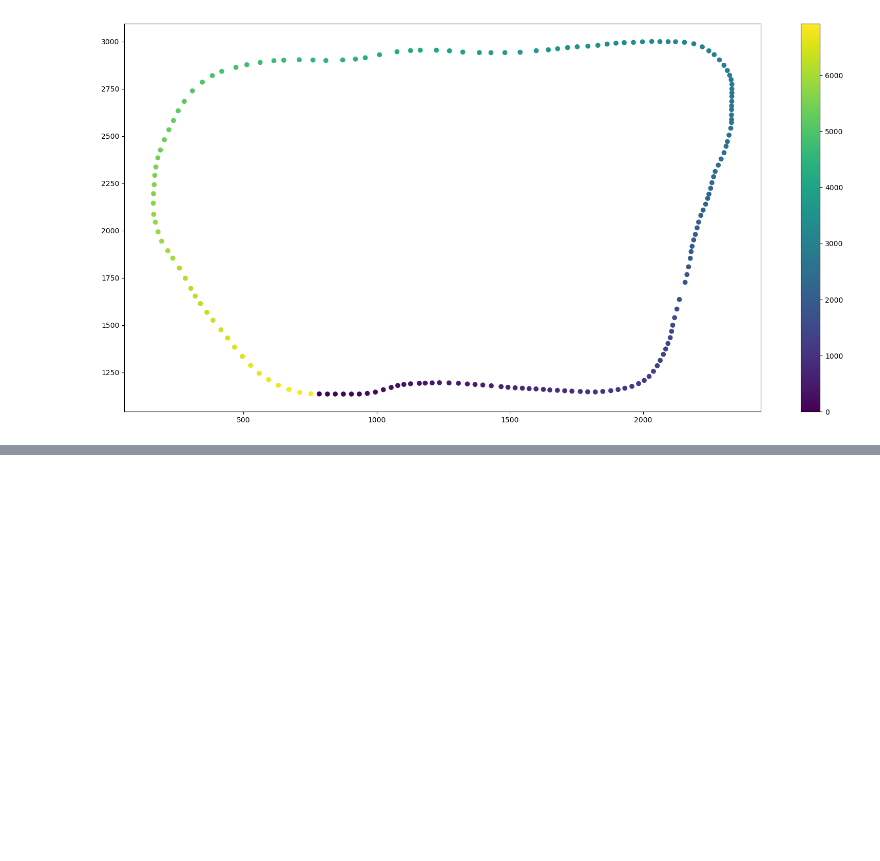
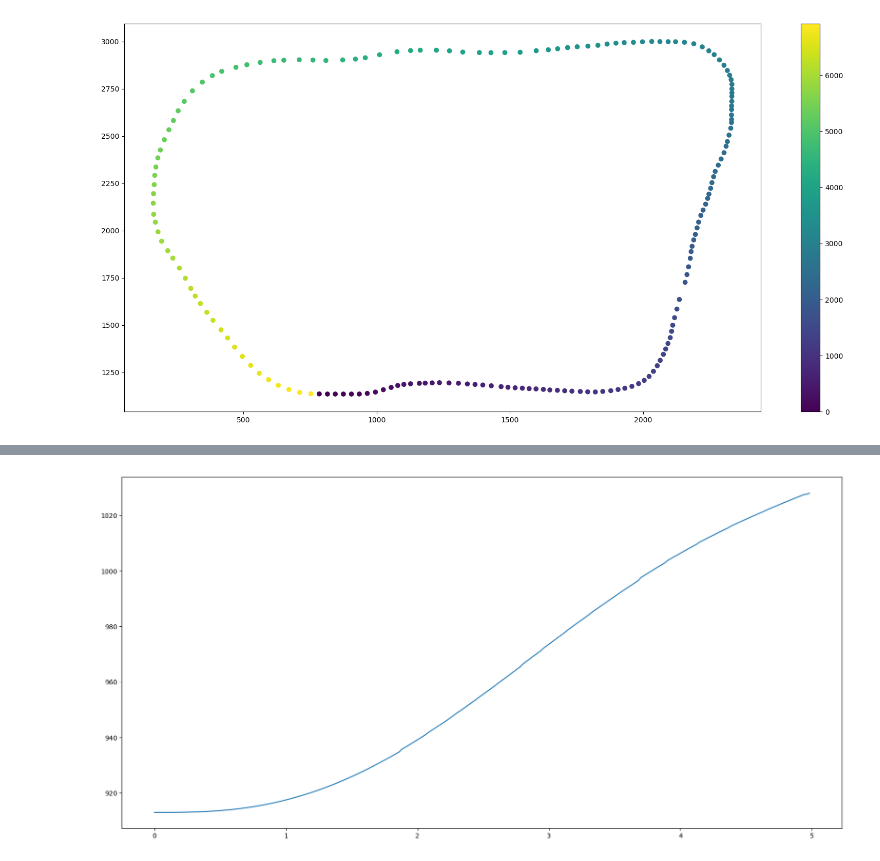
Before and after one commit to asimonov/CarND-Path-Planning-Project, a Jupyter notebook: visualise_waypoints.ipynb, the cells around one changed output, grey strips where cells are left out. Drawn from its saved outputs; the diff is of its cells as text; code cells hidden in the pictures; blank space fills up the shorter version.

```diff
--- a/visualise_waypoints.ipynb
+++ b/visualise_waypoints.ipynb
@@ -44,0 +76,4 @@ plt.colorbar();
+# %%
+plt.plot(df2.t, df2.x);
+# %% [output]
+[figure, added]
```
Also changed, not shown: parts of 16 cells of this notebook, 5 other files.
